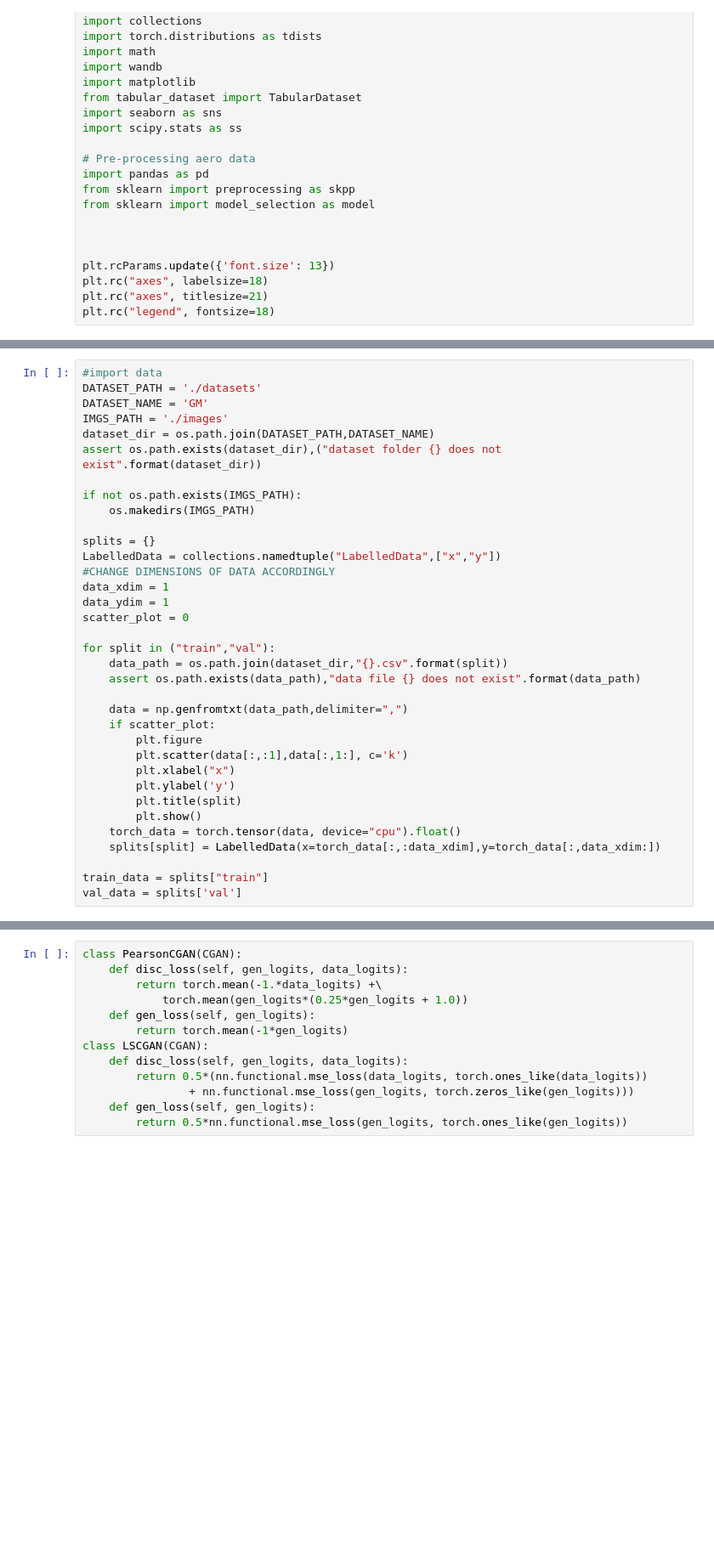
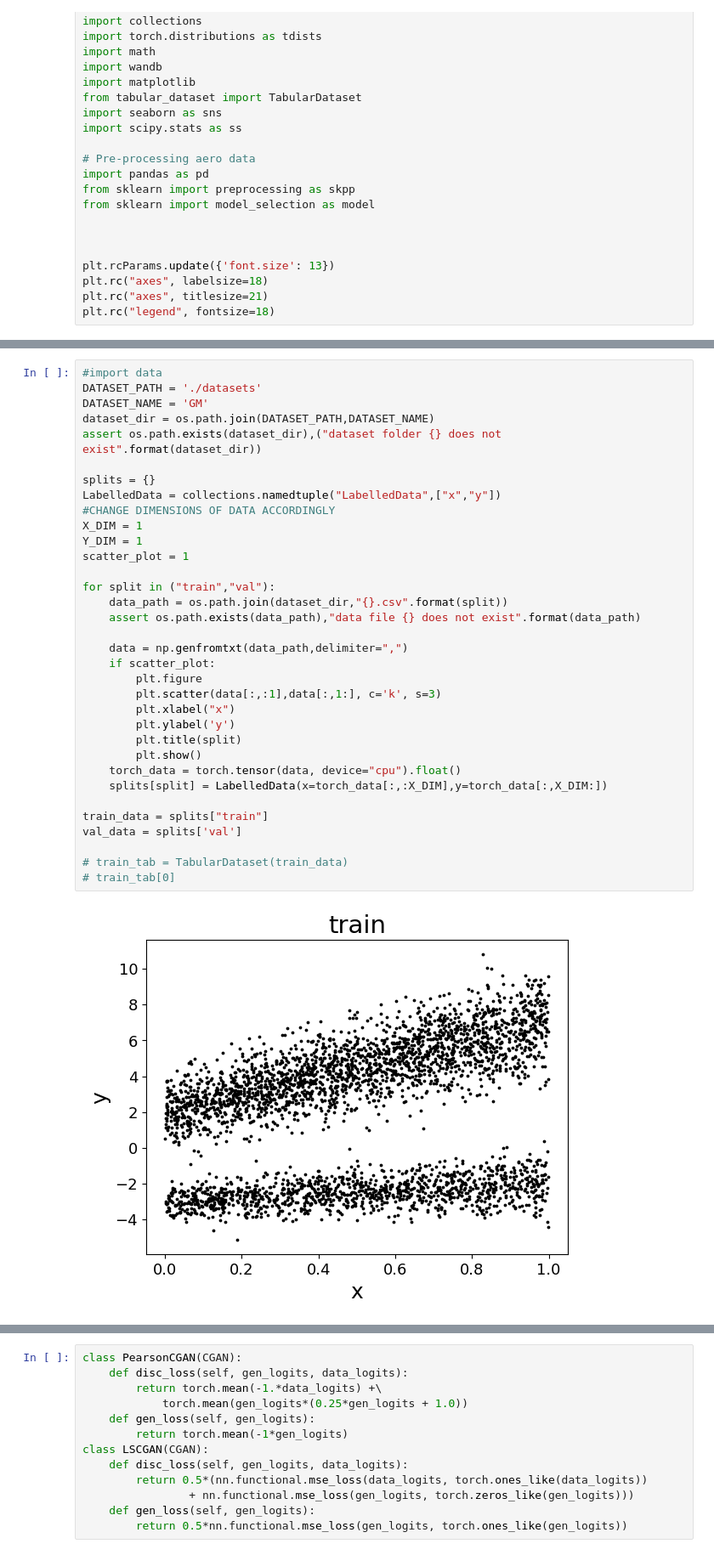
Before and after one commit to ltyap/MSc-Thesis, a Jupyter notebook: CGAN_implementation_1D_GM.ipynb, the cells around one changed output, grey strips where cells are left out. Shown at 85% size. Cells and saved outputs as stored; diff of their text form; blank space fills up the shorter version.

```diff
--- a/CGAN_implementation_1D_GM.ipynb
+++ b/CGAN_implementation_1D_GM.ipynb
@@ -105,35 +100,36 @@ np.savetxt("val.csv", combined_test,delimiter=",")
 # %%
 #import data
 DATASET_PATH = './datasets'
 DATASET_NAME = 'GM'
-IMGS_PATH = './images'
 dataset_dir = os.path.join(DATASET_PATH,DATASET_NAME)
 assert os.path.exists(dataset_dir),("dataset folder {} does not exist".format(dataset_dir))
-
-if not os.path.exists(IMGS_PATH):
-    os.makedirs(IMGS_PATH)
 
 splits = {}
 LabelledData = collections.namedtuple("LabelledData",["x","y"])
 #CHANGE DIMENSIONS OF DATA ACCORDINGLY
-data_xdim = 1
-data_ydim = 1
-scatter_plot = 0
+X_DIM = 1
+Y_DIM = 1
+scatter_plot = 1
 
 for split in ("train","val"):
     data_path = os.path.join(dataset_dir,"{}.csv".format(split))
     assert os.path.exists(data_path),"data file {} does not exist".format(data_path)
 
     data = np.genfromtxt(data_path,delimiter=",")
     if scatter_plot:
         plt.figure
-        plt.scatter(data[:,:1],data[:,1:], c='k')
+        plt.scatter(data[:,:1],data[:,1:], c='k', s=3)
         plt.xlabel("x")
         plt.ylabel('y')
         plt.title(split)
         plt.show()
     torch_data = torch.tensor(data, device="cpu").float()
-    splits[split] = LabelledData(x=torch_data[:,:data_xdim],y=torch_data[:,data_xdim:])
+    splits[split] = LabelledData(x=torch_data[:,:X_DIM],y=torch_data[:,X_DIM:])
 
 train_data = splits["train"]
 val_data = splits['val']
+
+# train_tab = TabularDataset(train_data)
+# train_tab[0]
+# %% [output]
+[figure, added]
```
Also changed, not shown: parts of 14 cells of this notebook, 10 other files.
